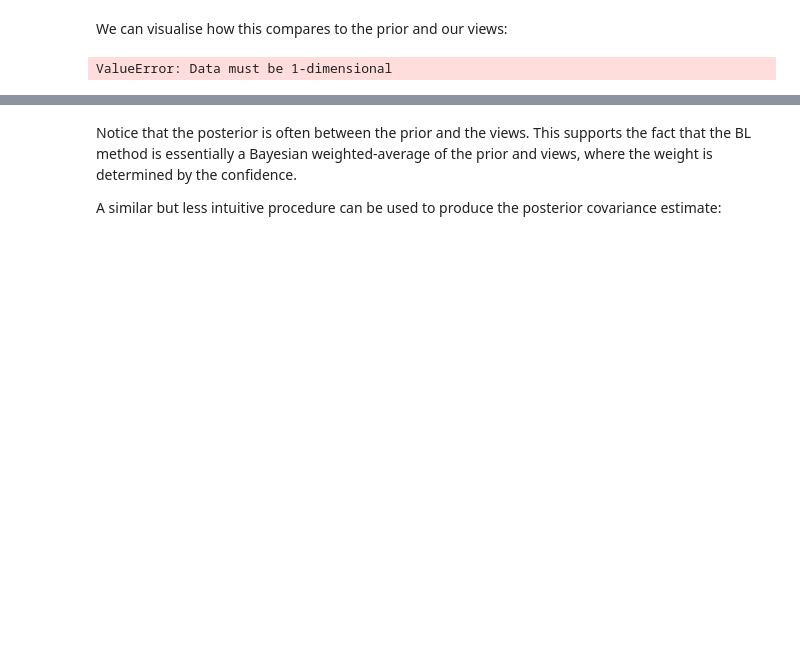
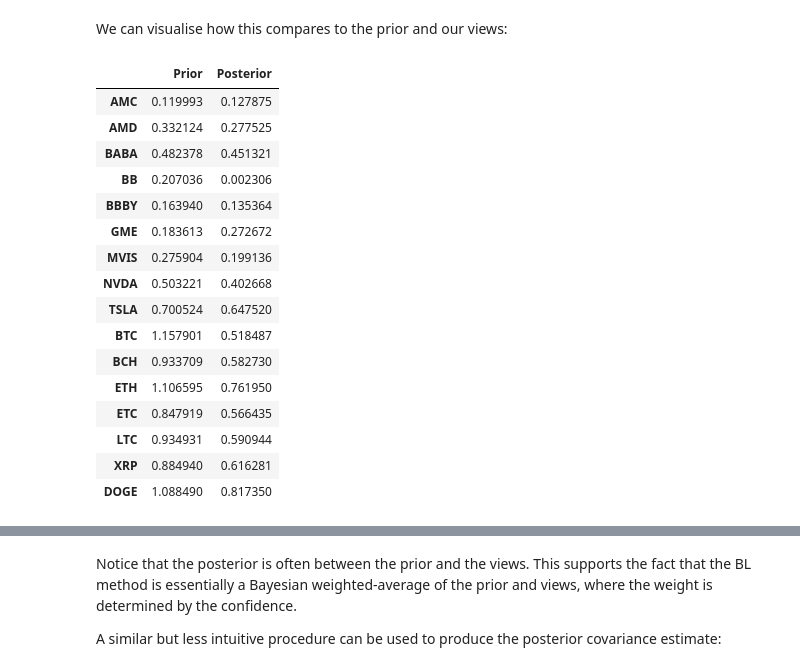
Before and after one commit to vweinblatt123/CF-Project3, a Jupyter notebook: Victor/BL.ipynb, the cells around one changed output, grey strips where cells are left out. Cells and saved outputs as stored; diff of their text form; code cells hidden in the pictures; blank space fills up the shorter version.

```diff
--- a/Victor/BL.ipynb
+++ b/Victor/BL.ipynb
@@ -256,11 +272,27 @@ dtype: float64
 # %% [markdown]
 We can visualise how this compares to the prior and our views:
 # %%
-rets_df = pd.DataFrame([market_prior, ret_bl, pd.Series(P)],
-             index=["Prior", "Posterior", "Views"]).T
+rets_df = pd.DataFrame([market_prior, ret_bl],
+             index=["Prior", "Posterior"]).T
 rets_df
 # %% [output]
-ValueError: Data must be 1-dimensional
+|  | Prior | Posterior |
+| AMC | 0.119993 | 0.127875 |
+| AMD | 0.332124 | 0.277525 |
+| BABA | 0.482378 | 0.451321 |
+| BB | 0.207036 | 0.002306 |
+| BBBY | 0.163940 | 0.135364 |
+| GME | 0.183613 | 0.272672 |
+| MVIS | 0.275904 | 0.199136 |
+| NVDA | 0.503221 | 0.402668 |
+| TSLA | 0.700524 | 0.647520 |
+| BTC | 1.157901 | 0.518487 |
+| BCH | 0.933709 | 0.582730 |
+| ETH | 1.106595 | 0.761950 |
+| ETC | 0.847919 | 0.566435 |
+| LTC | 0.934931 | 0.590944 |
+| XRP | 0.884940 | 0.616281 |
+| DOGE | 1.088490 | 0.817350 |
 # %%
 rets_df.plot.bar(figsize=(12,8));
 # %% [output]
```
Also changed, not shown: parts of 14 cells of this notebook, 1 other file.
